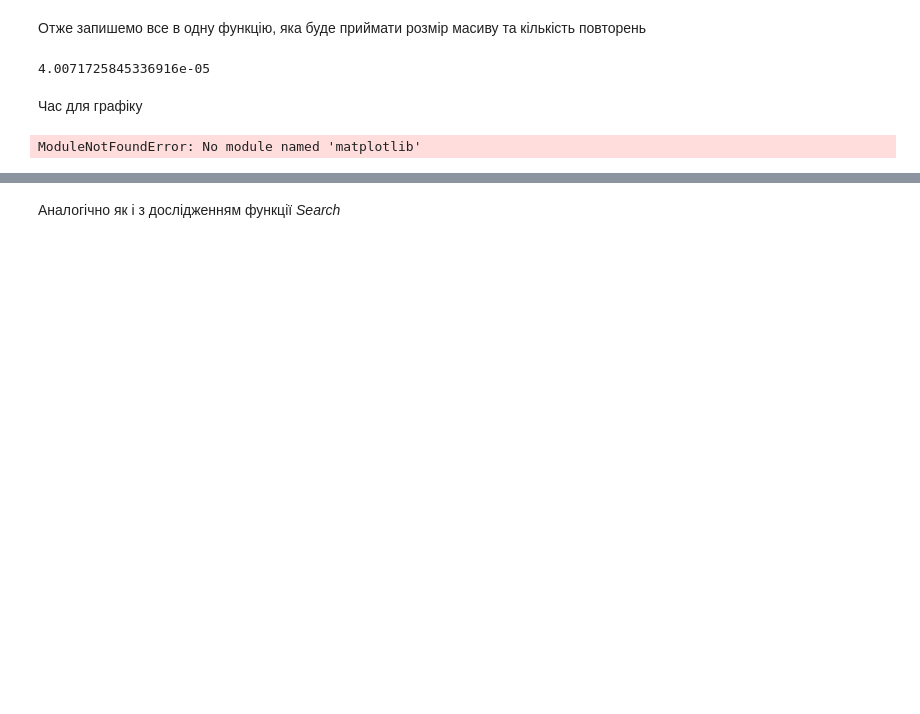
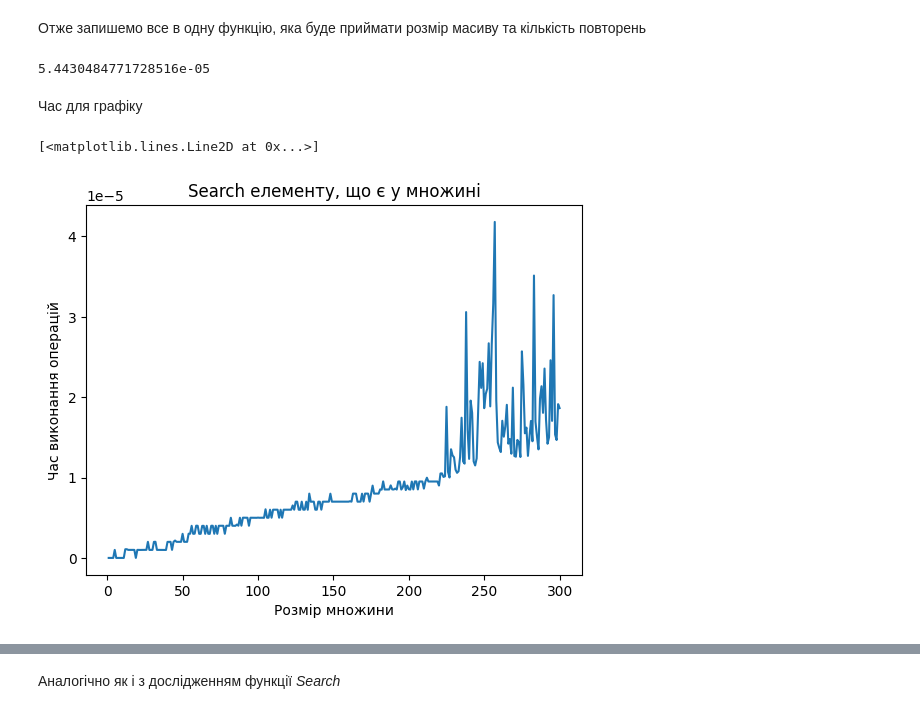
Before and after one commit to BerVol57/Applied-algorithms, a Jupyter notebook: Task_N01/main.ipynb, the cells around one changed output, grey strips where cells are left out. Drawn from its saved outputs; the diff is of its cells as text; code cells hidden in the pictures; blank space fills up the shorter version.

```diff
--- a/Task_N01/main.ipynb
+++ b/Task_N01/main.ipynb
@@ -23,5 +35,5 @@
 # %%
-from __future__ import annotations
+
 # LimkedList
 class Node:
     next_node: Node = None
@@ -53,20 +65,28 @@ class ListSet:
                 return
             else:
                 current_node = current_node.next_node
-        current_node.next_node = new_node
+        if current_node.val != val:
+            current_node.next_node = new_node
+
+    def Clear(self):
+        self.First = None
 
     def Delete(self, val) -> None:
         current_node = self.First
 
         if current_node.val == val:
-            self.First = self.First.next_node
-        while current_node is not None and current_node.next_node.val != val:
+            if current_node.next_node is None:
+                self.Clear()
+            else:
+                self.First = self.First.next_node
+        while current_node.next_node is not None:
+            if current_node.next_node.val == val:
+                break
             current_node = current_node.next_node
 
-        if current_node is None:
-            return
-        else:
+        if current_node.next_node:
             current_node.next_node = current_node.next_node.next_node
+
 
     def __str__(self) -> str:
         current_node = self.First
@@ -211,12 +261,19 @@ def research_search(size: int, amount: int, search_value) -> float:
 # %%
 research_search(1000, 1000, 1000)
 # %% [output]
-4.0071725845336916e-05
+5.4430484771728516e-05
 # %% [markdown]
 Час для графіку
+# %%
+X = np.arange(1, 301)
+Y = []
+for x in X:
+    Y.append(research_search(x, 1000, 0))
 # %%
-import matplotlib.pyplot as plt
-
-plt.plot([1, 1], [0, 2])
+plt.title("Search елементу, що є у множині")
+plt.xlabel("Розмір множини")
+plt.ylabel("Час виконання операцій")
+plt.plot(X, Y)
 # %% [output]
-ModuleNotFoundError: No module named 'matplotlib'
+[<matplotlib.lines.Line2D at 0x...>]
+[figure, added]
```
Also changed, not shown: parts of 20 cells of this notebook.
